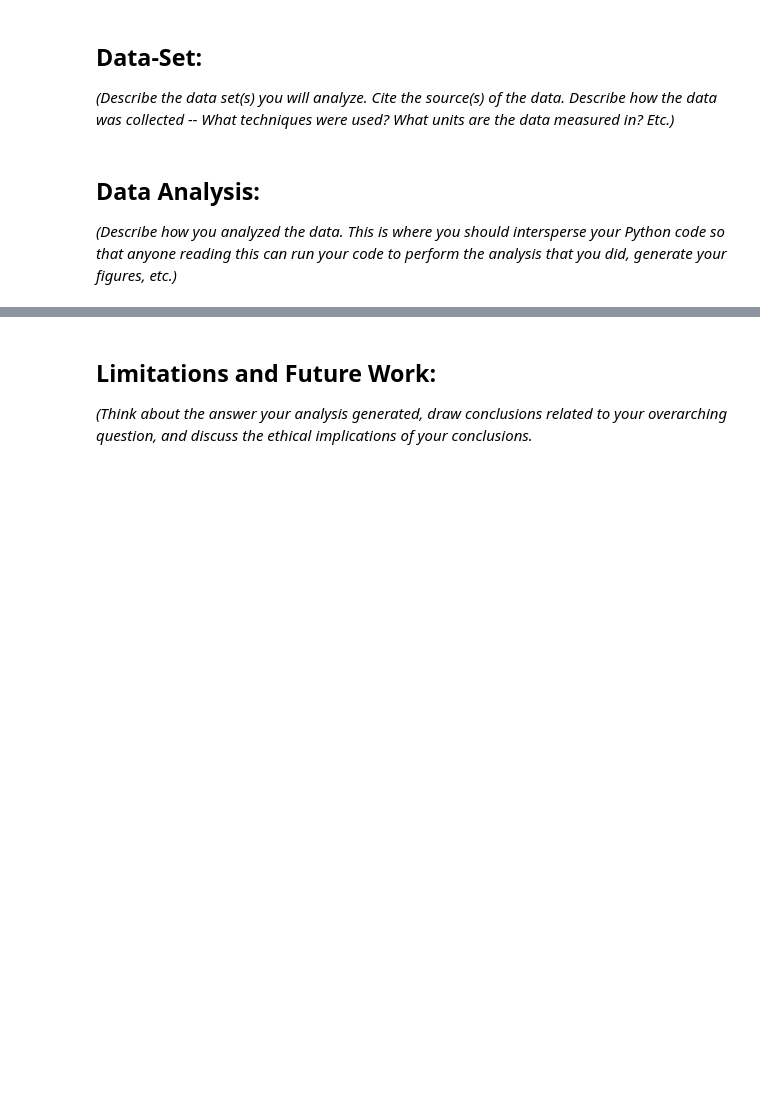
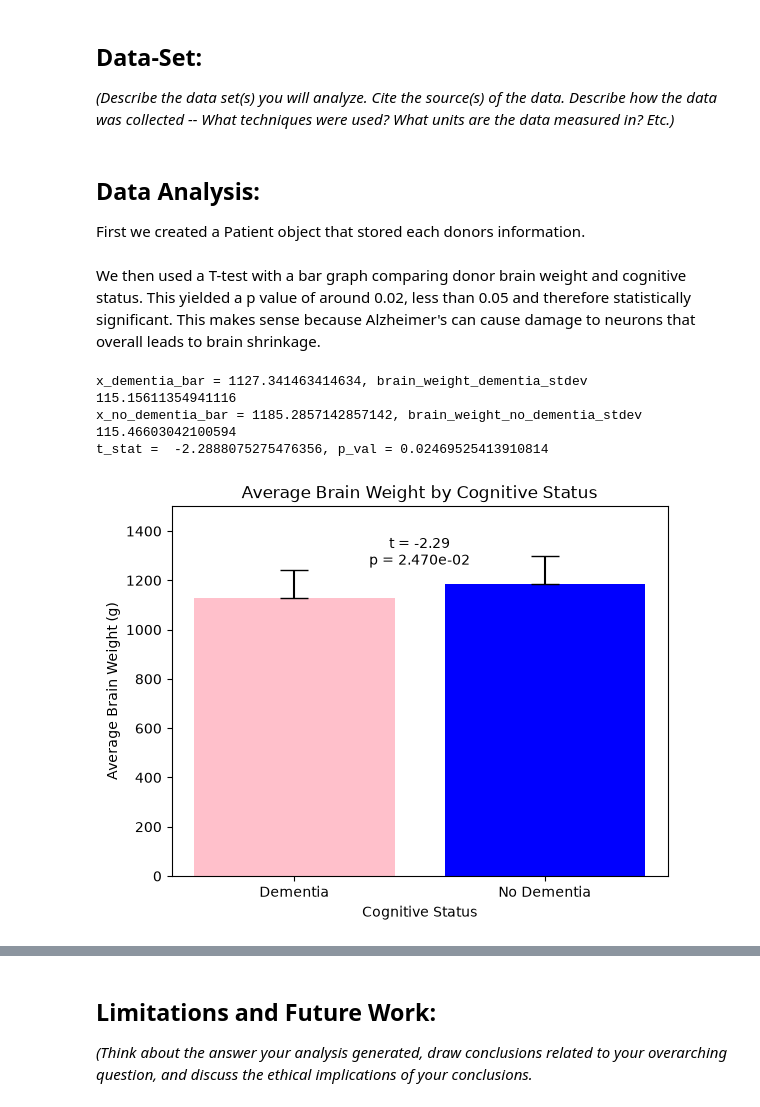
Before and after one commit to clairemee/BME2315_Module1, a Jupyter notebook: Module 1 Claire.ipynb, the cells around one changed output, grey strips where cells are left out. Cells and saved outputs as stored; diff of their text form; code cells hidden in the pictures; blank space fills up the shorter version.

Commit message:
data analysis, validation, conclusions, ethical, AI usage

```diff
--- a/Module 1 Claire.ipynb
+++ b/Module 1 Claire.ipynb
@@ -68,4 +72,4 @@ Wu, C. K., & Fuh, J. L. (2025). *A 2025 update on treatment strategies for the A
 *(Describe the data set(s) you will analyze. Cite the source(s) of the data. Describe how the data was collected -- What techniques were used? What units are the data measured in? Etc.)*
 # %% [markdown]
 ## Data Analysis:
-*(Describe how you analyzed the data. This is where you should intersperse your Python code so that anyone reading this can run your code to perform the analysis that you did, generate your figures, etc.)*
+First we created a Patient object that stored each donors information.
@@ -71,0 +140,76 @@ Wu, C. K., & Fuh, J. L. (2025). *A 2025 update on treatment strategies for the A
+# %% [markdown]
+We then used a T-test with a bar graph comparing donor brain weight and cognitive status. This yielded a p value of around 0.02, less than 0.05 and therefore statistically significant. This makes sense because Alzheimer's can cause damage to neurons that overall leads to brain shrinkage.
+# %%
+import pandas as pd
+import matplotlib.pyplot as plt
+from scipy import stats
+import numpy as np
+import statistics
+from patient_Claire import *
+from sklearn.linear_model import LinearRegression
+
+df = pd.read_csv("Metadata and Protein Data for Module 1.csv")
+Patient.instantiate_from_csv("Metadata and Protein Data for Module 1.csv")
+
+########## bar graph code:
+# Analyzing brain weight between dementia and no dementia patients
+
+# start with empty lists for brain weight with dementia and no dementia respectively
+brain_weight_dementia = []
+brain_weight_no_dementia = []
+
+for patient in Patient.filter(Patient.all_patients, cog_status = "Dementia"):
+    if patient.brain_weight is not None:
+        brain_weight_dementia.append(patient.brain_weight)
+for patient in Patient.filter(Patient.all_patients, cog_status = "No dementia"):
+    if patient.brain_weight is not None:
+        brain_weight_no_dementia.append(patient.brain_weight)
+
+# calculating the mean of each data set for dementia/no dementia
+x_dementia_bar = statistics.mean(brain_weight_dementia)
+x_no_dementia_bar = statistics.mean(brain_weight_no_dementia)
+
+# calculating the standard deviation for dementia/no dementia
+brain_weight_dementia_stdev = statistics.stdev(brain_weight_dementia)
+brain_weight_no_dementia_stdev = statistics.stdev(brain_weight_no_dementia)
+
+# print calculations
+print(f'x_dementia_bar = {x_dementia_bar}, brain_weight_dementia_stdev {brain_weight_dementia_stdev}')
+print(f'x_no_dementia_bar = {x_no_dementia_bar}, brain_weight_no_dementia_stdev {brain_weight_no_dementia_stdev}')
+
+# setting up axis labels, heights, error bar length
+patient_cog_status_cols = ['Dementia', 'No Dementia']
+mean_brain_weight = [x_dementia_bar, x_no_dementia_bar]
+stdev_brain_weight = [brain_weight_dementia_stdev, brain_weight_no_dementia_stdev]
+
+yerr = [np.zeros(len(mean_brain_weight)), stdev_brain_weight] # sets the error bottom as the top of the bar
+
+
+t_stat, p_val = stats.ttest_ind(brain_weight_dementia, brain_weight_no_dementia)
+print(f't_stat =  {t_stat}, p_val = {p_val}') # finding the p value and t statistic
+
+# plot graph with colors and error bars
+plt.bar(patient_cog_status_cols, mean_brain_weight, yerr = yerr, capsize=10, color=["pink", "blue"])
+plt.title("Average Brain Weight by Cognitive Status") # set title
+
+#labeling axises
+plt.xlabel("Cognitive Status")
+plt.ylabel("Average Brain Weight (g)")
+
+# set y-axis range to 1500 so bars and error caps have plenty of room
+plt.ylim(0, 1500)
+
+# Position text of p value and t stat
+plt.text(
+        0.5, 0.92,
+        f"t = {t_stat:.2f}\np = {p_val:.3e}",
+        ha = 'center',
+        va = 'top',
+        transform = plt.gca().transAxes
+        )
+plt.show()
+# %% [output]
+x_dementia_bar = 1127.341463414634, brain_weight_dementia_stdev 115.15611354941116
+x_no_dementia_bar = 1185.2857142857142, brain_weight_no_dementia_stdev 115.46603042100594
+t_stat =  -2.2888075275476356, p_val = 0.02469525413910814
+[figure, added]
```
Also changed, not shown: parts of 8 cells of this notebook.
